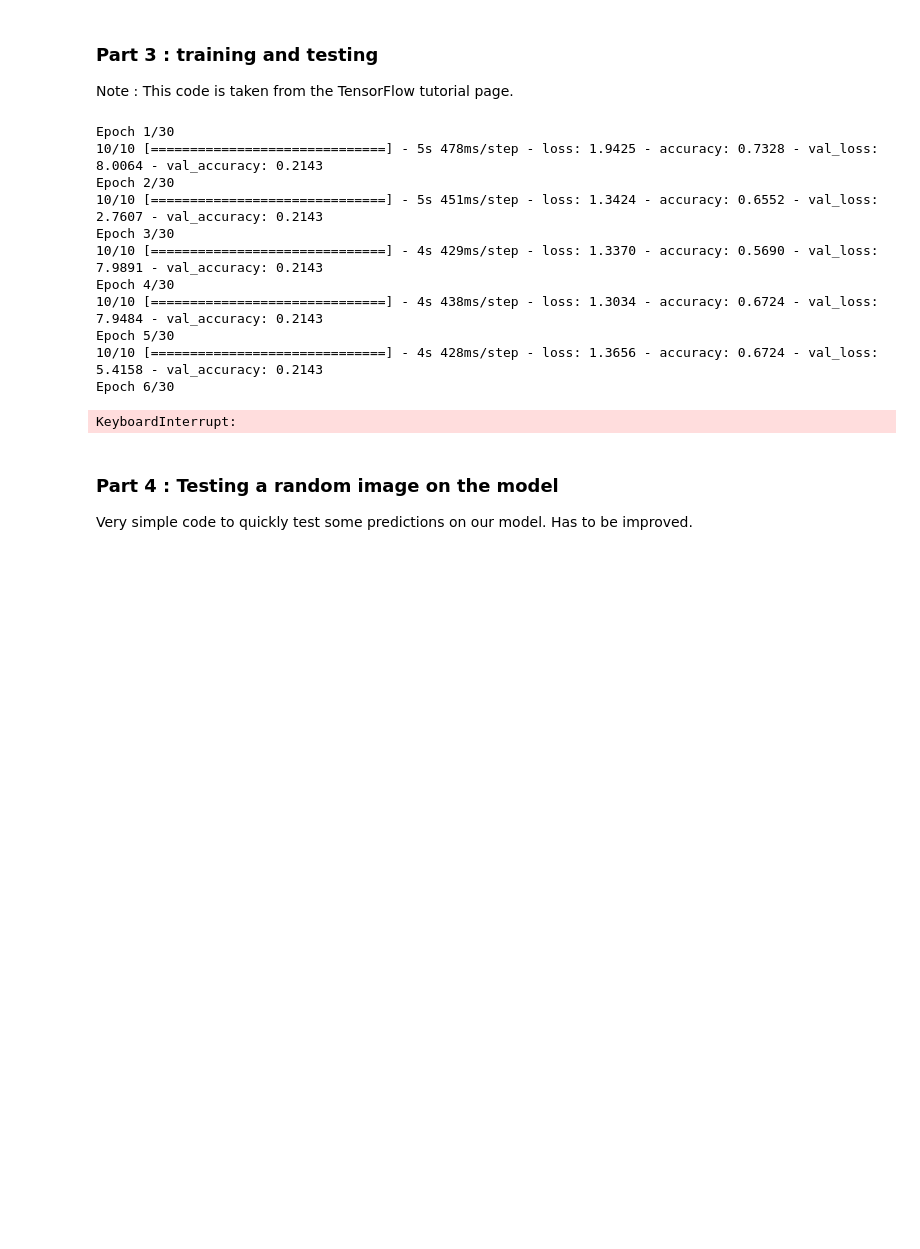
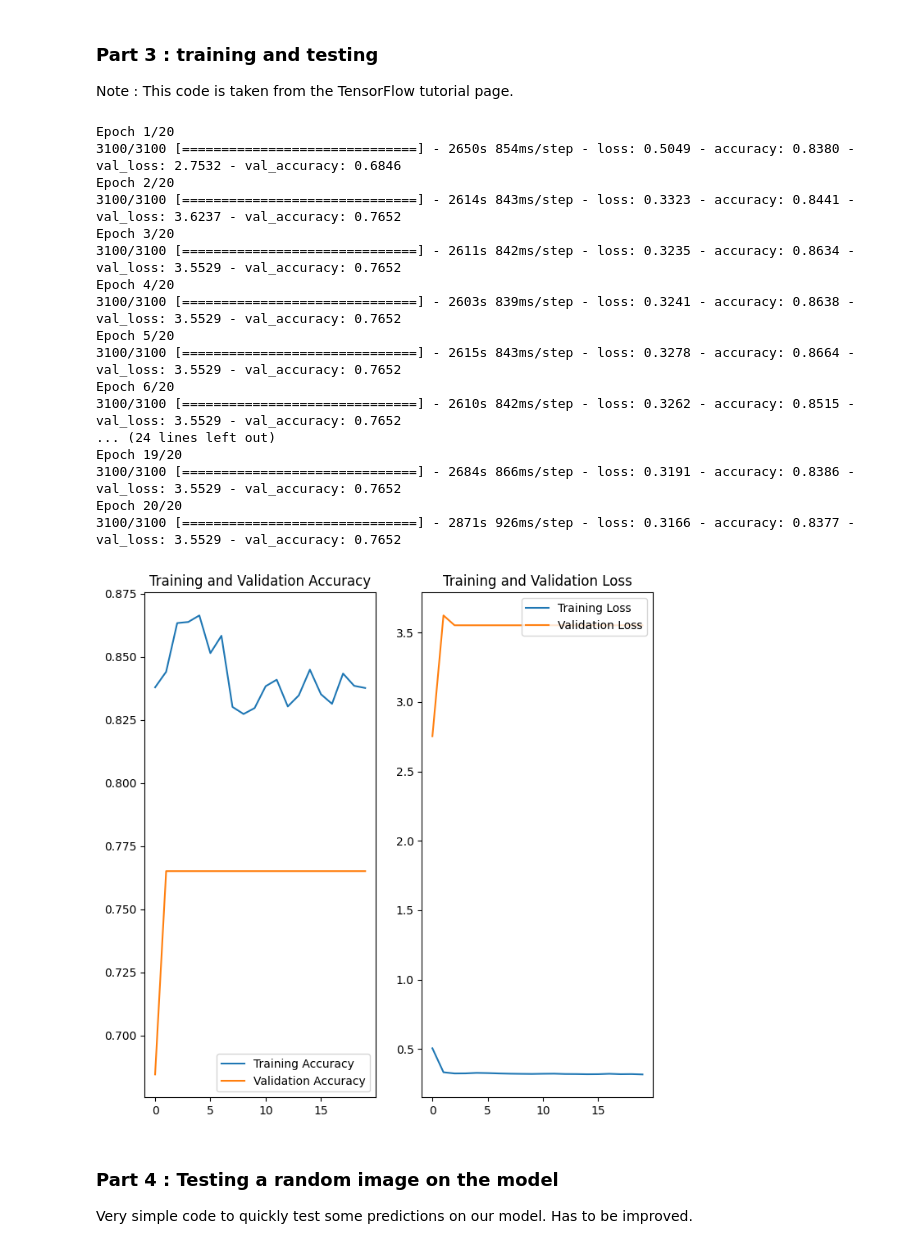
Before and after one commit to Henryk07/ESP3201_Project, a Jupyter notebook: neuralnetwork.ipynb, the cells around one changed output. Saved outputs shown, nothing was run; the diff lists cells and outputs as text; code cells hidden in the pictures; blank space fills up the shorter version.

Commit message:
upload the results and model of 7th version training

```diff
--- a/neuralnetwork.ipynb
+++ b/neuralnetwork.ipynb
@@ -157,49 +157,55 @@ _________________________________________________________________
 
 Note : This code is taken from the TensorFlow tutorial page.
 # %%
-epochs= 50
+epochs= 20
 history = model.fit(
   normtraindata,
   validation_data=valdata,
   epochs=epochs
 )
 
 acc = history.history['accuracy']
 val_acc = history.history['val_accuracy']
 
 loss = history.history['loss']
 val_loss = history.history['val_loss']
 
 epochs_range = range(epochs)
 
-model.save("model/model_50E_8_2_bw.h5")
+model.save("model/model_20E_8_2_bw.h5")
 
 plt.figure(figsize=(8, 8))
 plt.subplot(1, 2, 1)
 plt.plot(epochs_range, acc, label='Training Accuracy')
 plt.plot(epochs_range, val_acc, label='Validation Accuracy')
 plt.legend(loc='lower right')
 plt.title('Training and Validation Accuracy')
 
 plt.subplot(1, 2, 2)
 plt.plot(epochs_range, loss, label='Training Loss')
 plt.plot(epochs_range, val_loss, label='Validation Loss')
 plt.legend(loc='upper right')
 plt.title('Training and Validation Loss')
 plt.show()
 # %% [output]
-Epoch 1/30
-10/10 [==============================] - 5s 478ms/step - loss: 1.9425 - accuracy: 0.7328 - val_loss: 8.0064 - val_accuracy: 0.2143
-Epoch 2/30
-10/10 [==============================] - 5s 451ms/step - loss: 1.3424 - accuracy: 0.6552 - val_loss: 2.7607 - val_accuracy: 0.2143
-Epoch 3/30
-10/10 [==============================] - 4s 429ms/step - loss: 1.3370 - accuracy: 0.5690 - val_loss: 7.9891 - val_accuracy: 0.2143
-Epoch 4/30
-10/10 [==============================] - 4s 438ms/step - loss: 1.3034 - accuracy: 0.6724 - val_loss: 7.9484 - val_accuracy: 0.2143
-Epoch 5/30
-10/10 [==============================] - 4s 428ms/step - loss: 1.3656 - accuracy: 0.6724 - val_loss: 5.4158 - val_accuracy: 0.2143
-Epoch 6/30
+Epoch 1/20
+3100/3100 [==============================] - 2650s 854ms/step - loss: 0.5049 - accuracy: 0.8380 - val_loss: 2.7532 - val_accuracy: 0.6846
+Epoch 2/20
+3100/3100 [==============================] - 2614s 843ms/step - loss: 0.3323 - accuracy: 0.8441 - val_loss: 3.6237 - val_accuracy: 0.7652
+Epoch 3/20
+3100/3100 [==============================] - 2611s 842ms/step - loss: 0.3235 - accuracy: 0.8634 - val_loss: 3.5529 - val_accuracy: 0.7652
+Epoch 4/20
+3100/3100 [==============================] - 2603s 839ms/step - loss: 0.3241 - accuracy: 0.8638 - val_loss: 3.5529 - val_accuracy: 0.7652
+Epoch 5/20
+3100/3100 [==============================] - 2615s 843ms/step - loss: 0.3278 - accuracy: 0.8664 - val_loss: 3.5529 - val_accuracy: 0.7652
+Epoch 6/20
+3100/3100 [==============================] - 2610s 842ms/step - loss: 0.3262 - accuracy: 0.8515 - val_loss: 3.5529 - val_accuracy: 0.7652
+... (24 lines left out)
+Epoch 19/20
+3100/3100 [==============================] - 2684s 866ms/step - loss: 0.3191 - accuracy: 0.8386 - val_loss: 3.5529 - val_accuracy: 0.7652
+Epoch 20/20
+3100/3100 [==============================] - 2871s 926ms/step - loss: 0.3166 - accuracy: 0.8377 - val_loss: 3.5529 - val_accuracy: 0.7652
-KeyboardInterrupt:
+[figure, added]
 # %% [markdown]
 ### Part 4 : Testing a random image on the model ###
 
```
Also changed, not shown: parts of 3 cells of this notebook, 1 other file.
